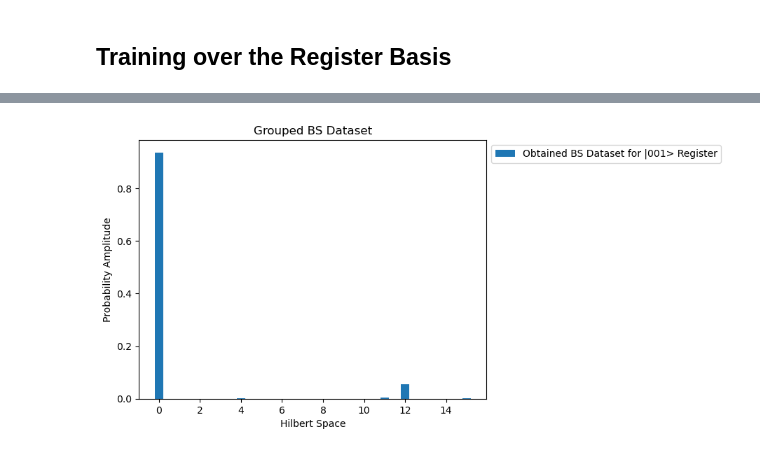
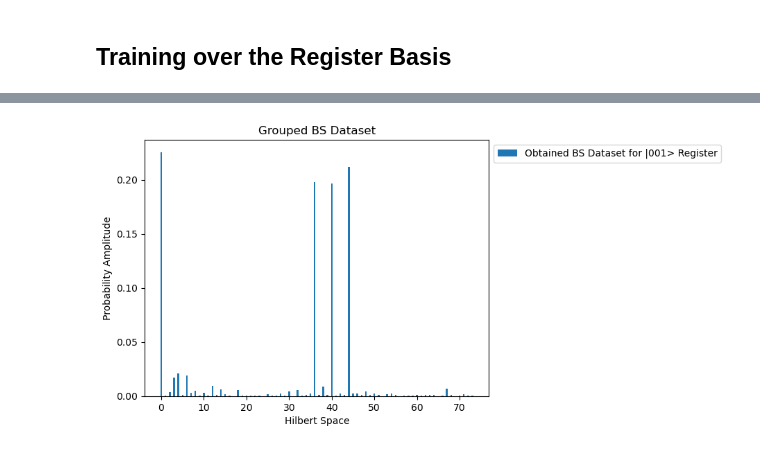
Before and after one commit to Ak-ash22/qcbm_hiwi, a Jupyter notebook: qcbm_project/bars_stripes_cat/pytorch_code_hearts.ipynb, the cells around one changed output, grey strips where cells are left out. Drawn from its saved outputs; the diff is of its cells as text; code cells hidden in the pictures.

```diff
--- a/qcbm_project/bars_stripes_cat/pytorch_code_hearts.ipynb
+++ b/qcbm_project/bars_stripes_cat/pytorch_code_hearts.ipynb
@@ -51,10 +43,26 @@ target_dm = dm_batch.mean(dim=0)
+# %%
+def encode_conditional_state_with_ancilla_last(psi1):
+    """
+    Construct a 9-qubit state where:
+      - psi1 is conditioned on ancilla |00⟩
+      - psi2 is conditioned on ancilla |01⟩
+    Ancillas are the **last two qubits**.
+    """
+    assert psi1.shape[0] == 2**n_qubits #and psi2.shape[0] == 128
+
+    psi_full = torch.zeros(2**total_qubits, dtype=torch.complex64)
+
+    for i in range(2**n_qubits):
+        base_index = i * 4  # because 2^2 = 4 ancilla states
+        psi_full[base_index + 0] = psi1[i]  # |00⟩ ancilla
+        # psi_full[base_index + 1] = psi2[i]  # |01⟩ ancilla
+        # base_index + 2 and +3 remain 0 (for |10⟩ and |11⟩)
+
+    return psi_full
 # %%
 ##### For training over the register basis
-bitstrings_full_target = ['0000000','0011001','0101010','1010011','1100100','1111101']
-nums_full_target = torch.tensor([int(b,2) for b in bitstrings_full_target],dtype=torch.long)
+# full_padded_wavefunction = torch.zeros(2**total_qubits)
+full_padded_wavefunction = encode_conditional_state_with_ancilla_last(padded_wavefunction)
 
-wavefunctions_full = torch.zeros((len(nums_full_target),2**total_qubits), dtype=torch.float32)
-wavefunctions_full[torch.arange(len(nums_full_target)),nums_full_target] = 1.0
-
-dm_batch_full = torch.einsum("bi,bj->bij",wavefunctions_full,wavefunctions_full)
-target_dm_full = dm_batch_full.mean(dim=0)
+target_full_dm = torch.einsum("i,j -> ij", full_padded_wavefunction, full_padded_wavefunction)
+target_full_dm.shape
@@ -151,6 +161,6 @@ plt.show()
 # %%
 weights = initial_params
-lr = 0.1
+lr = 0.01
 opt = torch.optim.Adam([weights], lr=lr)
 
 
@@ -294,8 +288,8 @@ opt = torch.optim.Adam([weights], lr=0.01)
 
 reg_loss_history = []
 optimal_reg_params = torch.zeros((folds, 3 * n_ancillas), dtype=torch.float32)
-min_loss = vqc(reg_circuit, weights, target_dm_full)
-n_epochs = 2000
+min_loss = vqc(reg_circuit, weights, target_full_dm)
+n_epochs = 500
 i = 0
 
 while i < n_epochs:
@@ -303,7 +297,7 @@ while i < n_epochs:
     i += 1
     start_time = time.time()
     opt.zero_grad()
-    loss_val = vqc(reg_circuit, weights, target_dm_full)
+    loss_val = vqc(reg_circuit, weights, target_full_dm)
     loss_val.backward()
     opt.step()
     end_time = time.time()
@@ -336,18 +331,18 @@ Step: 2000 Loss: -0.13384058247741543 Time taken per iter: 0.020212173461914062
 # %%
 full_psi = reg_circuit(optimal_reg_params)
 # %%
-image = qnp.round(full_psi[::8],3)
+image = qnp.round(full_psi[::7],3)
 image /= qnp.linalg.norm(image)
 
 w, x = 0.4, np.arange(len(image))
 
 # plt.bar(x - w/2, target_psi, w, label='Original BS Dataset')
 plt.bar(x, np.abs(image)**2, w, label='Obtained BS Dataset for |001> Register')
 
 plt.xlabel('Hilbert Space')
 plt.ylabel('Probability Amplitude')
 plt.title('Grouped BS Dataset')
 plt.legend(bbox_to_anchor=(1, 1), loc='upper left')
 plt.show()
 # %% [output]
-[figure, old version]
+[figure, new version]
```
Also changed, not shown: parts of 26 cells of this notebook, 2 other files.
